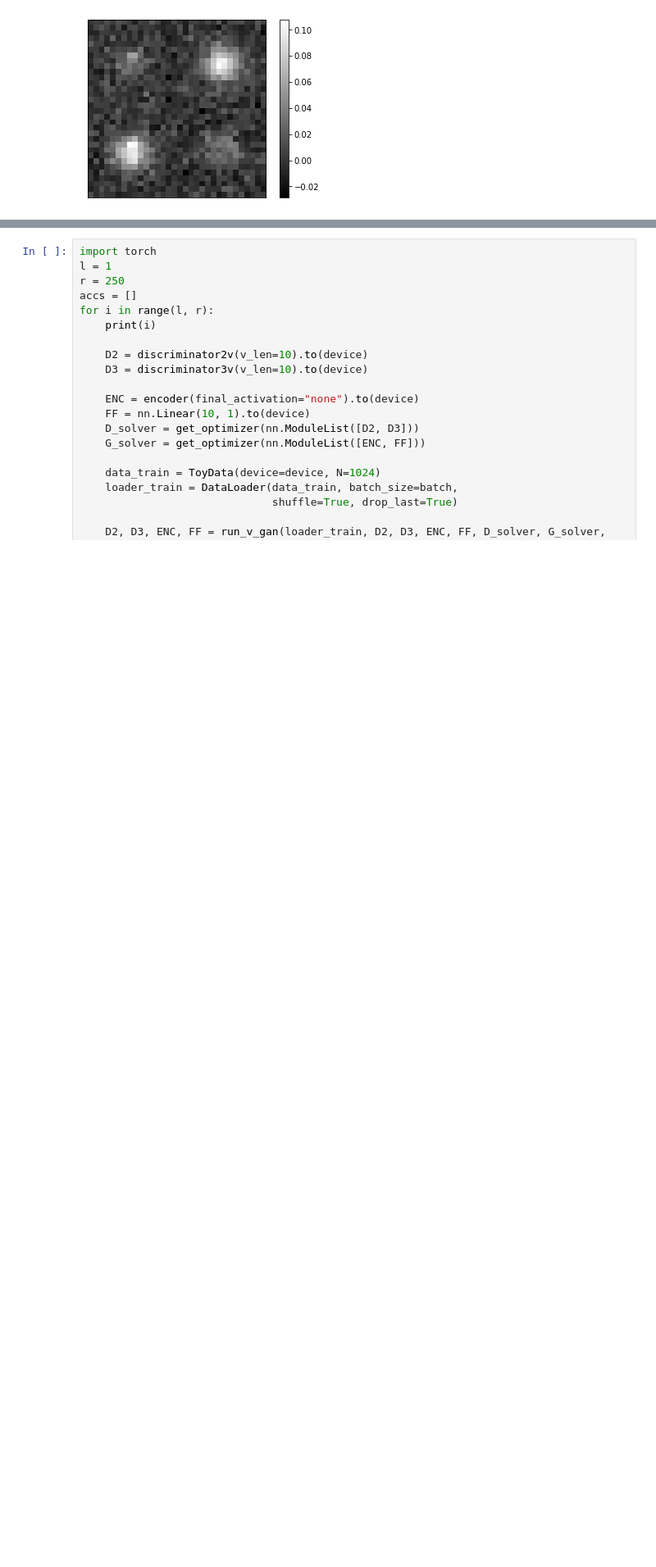
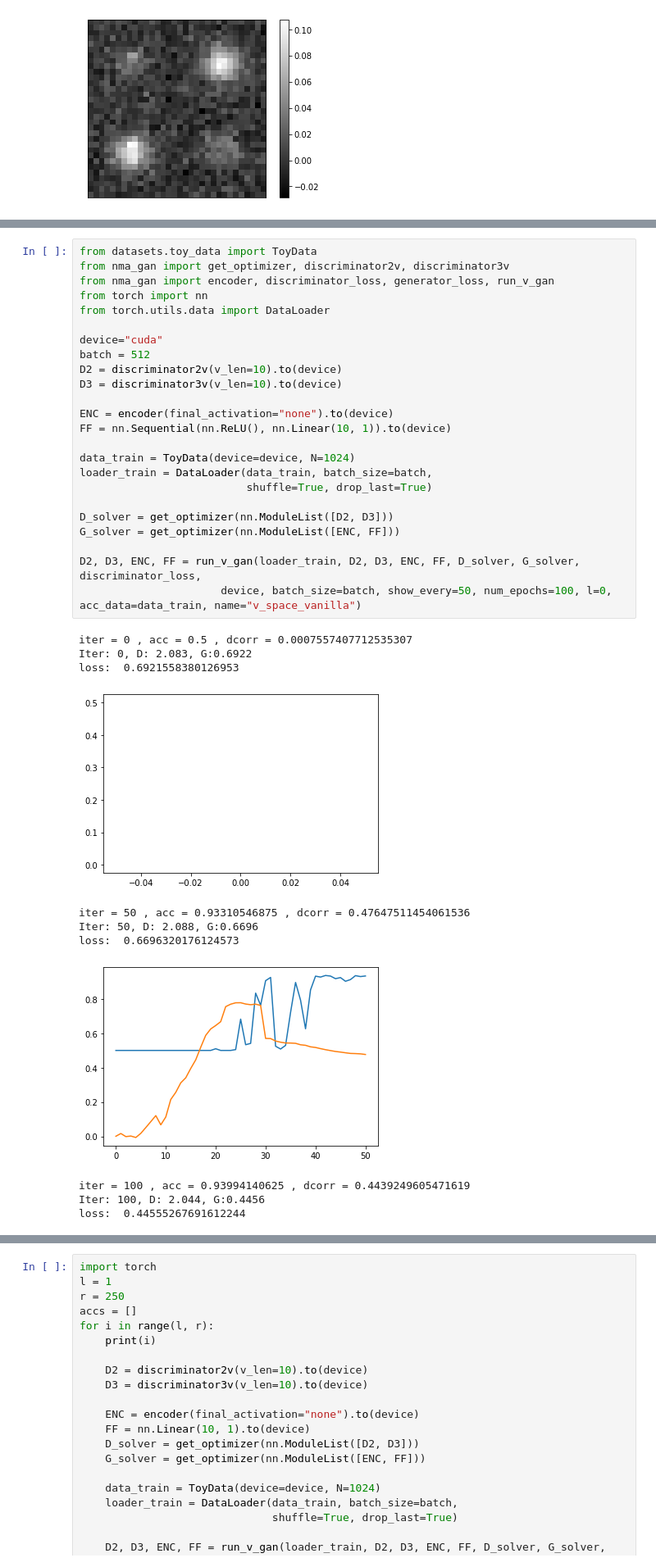
Before and after one commit to jensenhwa/NMA-GAN, a Jupyter notebook: synthetic_vspace.ipynb, the cells around one changed output, grey strips where cells are left out. Shown at 82% size. Cells and saved outputs as stored; diff of their text form; blank space fills up the shorter version.

```diff
--- a/synthetic_vspace.ipynb
+++ b/synthetic_vspace.ipynb
@@ -57,0 +92,36 @@ plt.savefig('synthetic_sample.jpg', format='jpg', dpi=300)
+# %%
+from datasets.toy_data import ToyData
+from nma_gan import get_optimizer, discriminator2v, discriminator3v
+from nma_gan import encoder, discriminator_loss, generator_loss, run_v_gan
+from torch import nn
+from torch.utils.data import DataLoader
+
+device="cuda"
+batch = 512
+D2 = discriminator2v(v_len=10).to(device)
+D3 = discriminator3v(v_len=10).to(device)
+
+ENC = encoder(final_activation="none").to(device)
+FF = nn.Sequential(nn.ReLU(), nn.Linear(10, 1)).to(device)
+
+data_train = ToyData(device=device, N=1024)
+loader_train = DataLoader(data_train, batch_size=batch,
+                          shuffle=True, drop_last=True)
+
+D_solver = get_optimizer(nn.ModuleList([D2, D3]))
+G_solver = get_optimizer(nn.ModuleList([ENC, FF]))
+
+D2, D3, ENC, FF = run_v_gan(loader_train, D2, D3, ENC, FF, D_solver, G_solver, discriminator_loss,
+                      device, batch_size=batch, show_every=50, num_epochs=100, l=0, acc_data=data_train, name="v_space_vanilla")
+# %% [output]
+iter = 0 , acc = 0.5 , dcorr = 0.0007557407712535307
+Iter: 0, D: 2.083, G:0.6922
+loss:  0.6921558380126953
+[figure, added]
+iter = 50 , acc = 0.93310546875 , dcorr = 0.47647511454061536
+Iter: 50, D: 2.088, G:0.6696
+loss:  0.6696320176124573
+[figure, added]
+iter = 100 , acc = 0.93994140625 , dcorr = 0.4439249605471619
+Iter: 100, D: 2.044, G:0.4456
+loss:  0.44555267691612244
```
Also changed, not shown: parts of 6 cells of this notebook, 1 other file.
